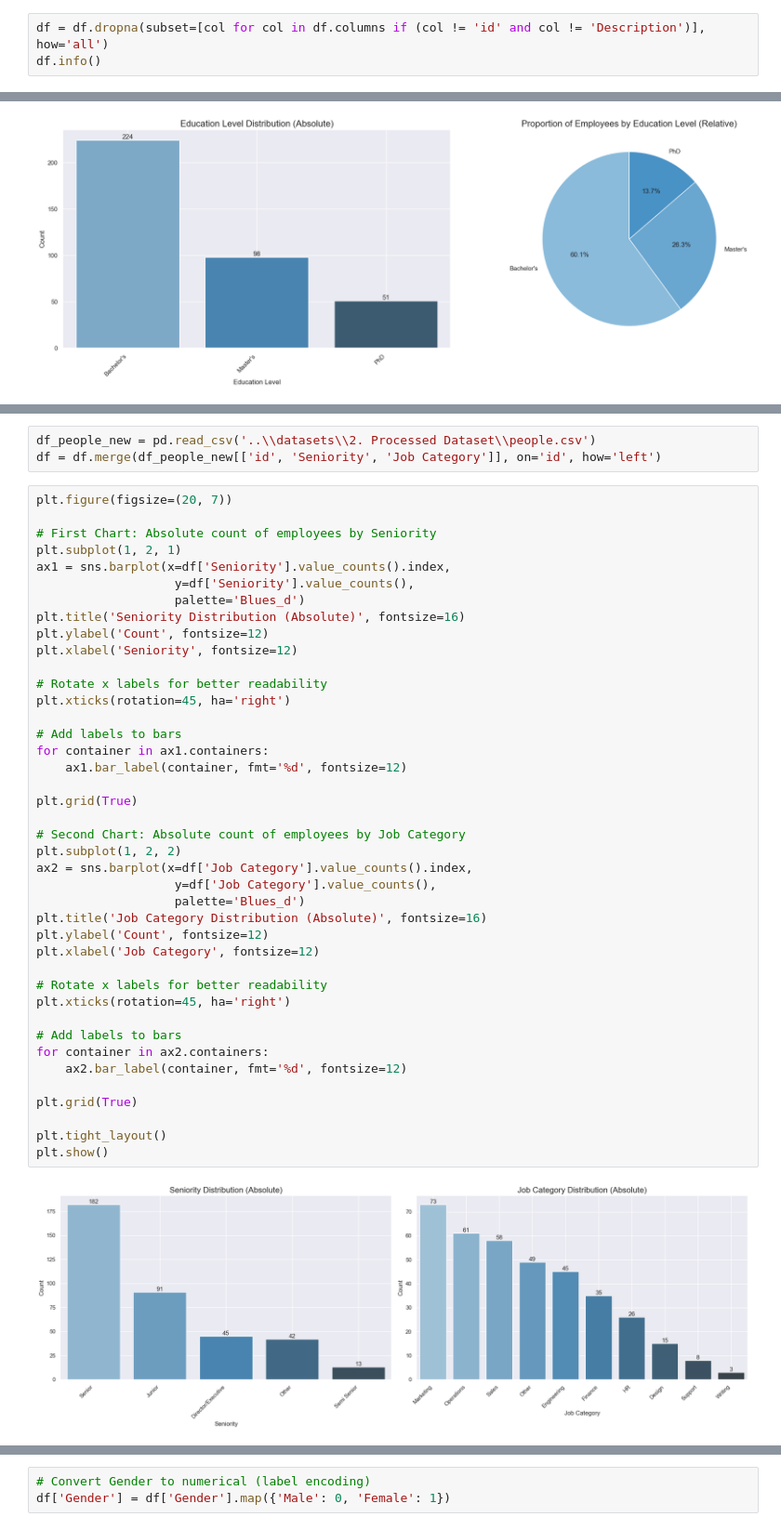
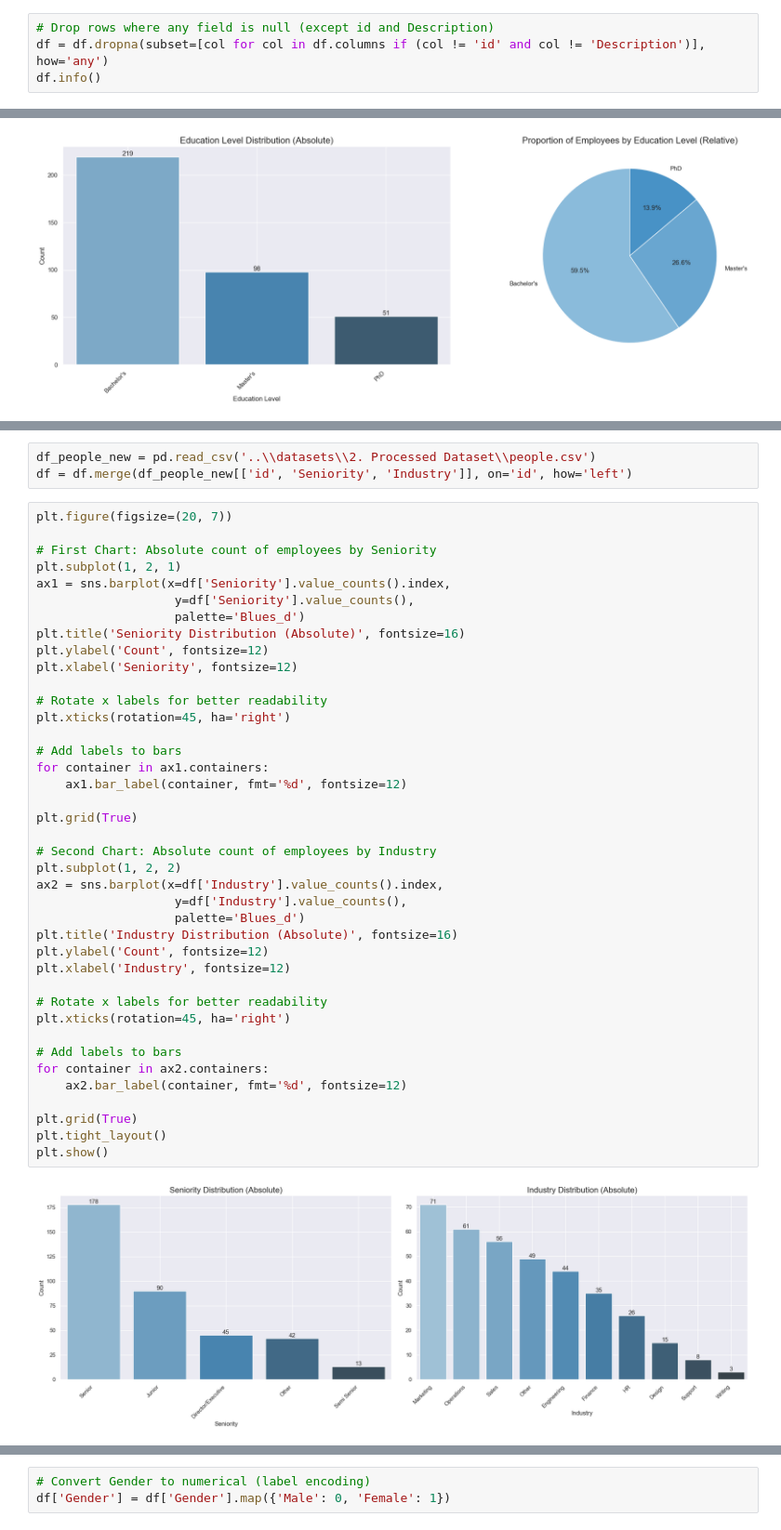
Before and after one commit to HLussiatti/SalaryForecast, a Jupyter notebook: notebooks/0. EDA & ETL.ipynb, the cells around one changed output, grey strips where cells are left out. Shown: that part at 93% size. Drawn from its saved outputs; the diff is of its cells as text.

```diff
--- a/notebooks/0. EDA & ETL.ipynb
+++ b/notebooks/0. EDA & ETL.ipynb
@@ -228,7 +234,8 @@ df_missing
 | 287 | 287 | NaN | Female | Bachelor's | Senior Marketing Analyst | 8.0 | 85000.0 | As a 35-year-old Senior Marketing... |
 | 315 | 315 | NaN | Male | Bachelor's | Senior Software Engineer | 13.0 | 130000.0 | I am a Senior Software Engineer w... |
 # %%
-df = df.dropna(subset=[col for col in df.columns if (col != 'id' and col != 'Description')], how='all')
+# Drop rows where any field is null (except id and Description)
+df = df.dropna(subset=[col for col in df.columns if (col != 'id' and col != 'Description')], how='any')
 df.info()
 # %% [output]
 <class 'pandas.core.frame.DataFrame'>
@@ -408,6 +422,6 @@ plt.show()
 # %%
 df_people_new = pd.read_csv('..\\datasets\\2. Processed Dataset\\people.csv')
-df = df.merge(df_people_new[['id', 'Seniority', 'Job Category']], on='id', how='left')
+df = df.merge(df_people_new[['id', 'Seniority', 'Industry']], on='id', how='left')
 # %%
 plt.figure(figsize=(20, 7))
 
@@ -417,37 +431,36 @@ ax1 = sns.barplot(x=df['Seniority'].value_counts().index,
                    y=df['Seniority'].value_counts(),
                    palette='Blues_d')
 plt.title('Seniority Distribution (Absolute)', fontsize=16)
 plt.ylabel('Count', fontsize=12)
 plt.xlabel('Seniority', fontsize=12)
 
 # Rotate x labels for better readability
 plt.xticks(rotation=45, ha='right')
 
 # Add labels to bars
 for container in ax1.containers:
     ax1.bar_label(container, fmt='%d', fontsize=12)
 
 plt.grid(True)
 
-# Second Chart: Absolute count of employees by Job Category
+# Second Chart: Absolute count of employees by Industry
 plt.subplot(1, 2, 2)
-ax2 = sns.barplot(x=df['Job Category'].value_counts().index,
-                   y=df['Job Category'].value_counts(),
+ax2 = sns.barplot(x=df['Industry'].value_counts().index,
+                   y=df['Industry'].value_counts(),
                    palette='Blues_d')
-plt.title('Job Category Distribution (Absolute)', fontsize=16)
+plt.title('Industry Distribution (Absolute)', fontsize=16)
 plt.ylabel('Count', fontsize=12)
-plt.xlabel('Job Category', fontsize=12)
+plt.xlabel('Industry', fontsize=12)
 
 # Rotate x labels for better readability
 plt.xticks(rotation=45, ha='right')
 
 # Add labels to bars
 for container in ax2.containers:
     ax2.bar_label(container, fmt='%d', fontsize=12)
 
 plt.grid(True)
-
 plt.tight_layout()
 plt.show()
 # %% [output]
-[figure, old version]
+[figure, new version]
```
Also changed, not shown: parts of 24 cells of this notebook, 9 other files.
